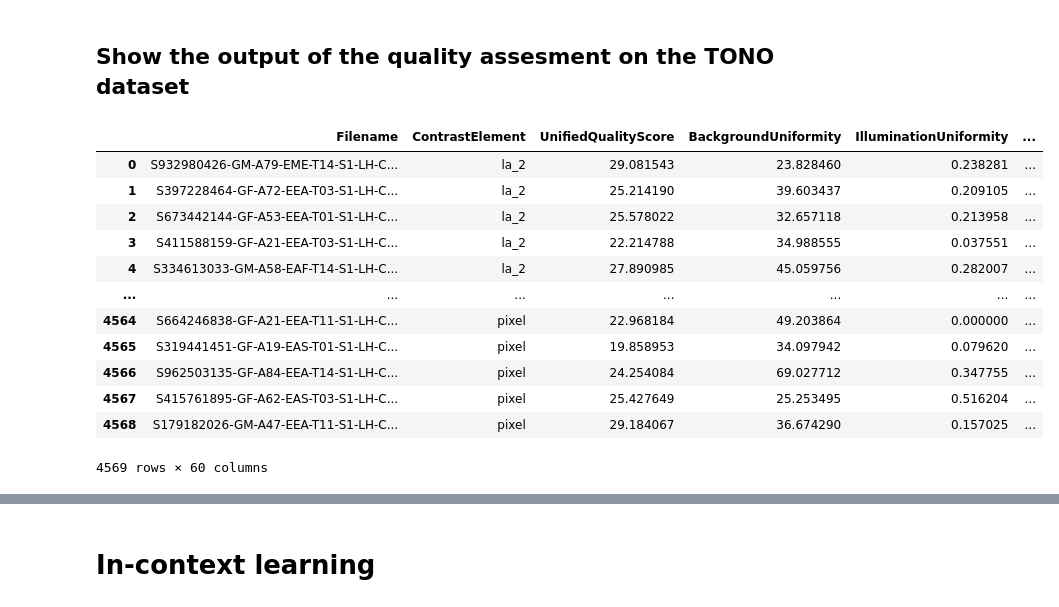
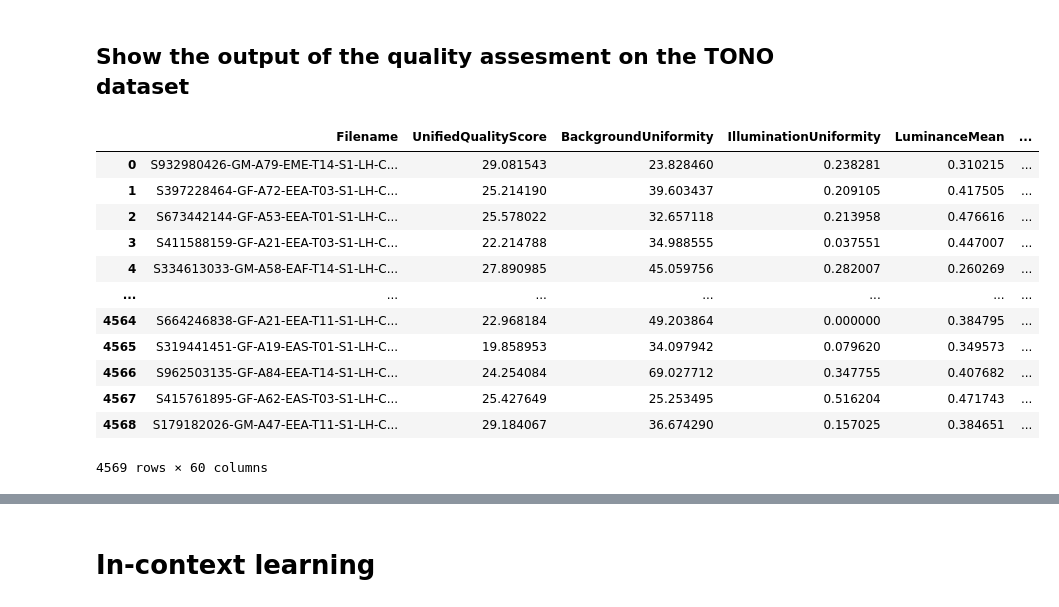
Before and after one commit to olablachowiak/biometrics-project, a Jupyter notebook: analysis.ipynb, the cells around one changed output, grey strips where cells are left out. Cells and saved outputs as stored; diff of their text form; code cells hidden in the pictures.

```diff
--- a/analysis.ipynb
+++ b/analysis.ipynb
@@ -5,25 +5,23 @@
 # %%
 import pandas as pd
 
 df = pd.read_csv('./tono_assessment.csv', delimiter=';')
 # Remove the ../../src/data/TONO/release/ prefix from the Filename column rows
 df['Filename'] = df['Filename'].str.replace(r'../../src/data/TONO/release/', '', regex=True)
 df['ContrastElement'] = df['Filename'].str.split('/').str[0]
 df['Filename'] = df['Filename'].str.replace(r'^[^/]+/', '', regex=True)
-# Move the ContrastElement as a second column
-df = df[['Filename', 'ContrastElement'] + [col for col in df.columns if col not in ['Filename', 'ContrastElement']]]
 df
 # %% [output]
-|  | Filename | ContrastElement | UnifiedQualityScore | BackgroundUniformity | IlluminationUniformity | ... |
-| 0 | S932980426-GM-A79-EME-T14-S1-LH-C... | la_2 | 29.081543 | 23.828460 | 0.238281 | ... |
-| 1 | S397228464-GF-A72-EEA-T03-S1-LH-C... | la_2 | 25.214190 | 39.603437 | 0.209105 | ... |
-| 2 | S673442144-GF-A53-EEA-T01-S1-LH-C... | la_2 | 25.578022 | 32.657118 | 0.213958 | ... |
-| 3 | S411588159-GF-A21-EEA-T03-S1-LH-C... | la_2 | 22.214788 | 34.988555 | 0.037551 | ... |
-| 4 | S334613033-GM-A58-EAF-T14-S1-LH-C... | la_2 | 27.890985 | 45.059756 | 0.282007 | ... |
+|  | Filename | UnifiedQualityScore | BackgroundUniformity | IlluminationUniformity | LuminanceMean | ... |
+| 0 | S932980426-GM-A79-EME-T14-S1-LH-C... | 29.081543 | 23.828460 | 0.238281 | 0.310215 | ... |
+| 1 | S397228464-GF-A72-EEA-T03-S1-LH-C... | 25.214190 | 39.603437 | 0.209105 | 0.417505 | ... |
+| 2 | S673442144-GF-A53-EEA-T01-S1-LH-C... | 25.578022 | 32.657118 | 0.213958 | 0.476616 | ... |
+| 3 | S411588159-GF-A21-EEA-T03-S1-LH-C... | 22.214788 | 34.988555 | 0.037551 | 0.447007 | ... |
+| 4 | S334613033-GM-A58-EAF-T14-S1-LH-C... | 27.890985 | 45.059756 | 0.282007 | 0.260269 | ... |
 | ... | ... | ... | ... | ... | ... | ... |
-| 4564 | S664246838-GF-A21-EEA-T11-S1-LH-C... | pixel | 22.968184 | 49.203864 | 0.000000 | ... |
-| 4565 | S319441451-GF-A19-EAS-T01-S1-LH-C... | pixel | 19.858953 | 34.097942 | 0.079620 | ... |
-| 4566 | S962503135-GF-A84-EEA-T14-S1-LH-C... | pixel | 24.254084 | 69.027712 | 0.347755 | ... |
-| 4567 | S415761895-GF-A62-EAS-T03-S1-LH-C... | pixel | 25.427649 | 25.253495 | 0.516204 | ... |
-| 4568 | S179182026-GM-A47-EEA-T11-S1-LH-C... | pixel | 29.184067 | 36.674290 | 0.157025 | ... |
+| 4564 | S664246838-GF-A21-EEA-T11-S1-LH-C... | 22.968184 | 49.203864 | 0.000000 | 0.384795 | ... |
+| 4565 | S319441451-GF-A19-EAS-T01-S1-LH-C... | 19.858953 | 34.097942 | 0.079620 | 0.349573 | ... |
+| 4566 | S962503135-GF-A84-EEA-T14-S1-LH-C... | 24.254084 | 69.027712 | 0.347755 | 0.407682 | ... |
+| 4567 | S415761895-GF-A62-EAS-T03-S1-LH-C... | 25.427649 | 25.253495 | 0.516204 | 0.471743 | ... |
+| 4568 | S179182026-GM-A47-EEA-T11-S1-LH-C... | 29.184067 | 36.674290 | 0.157025 | 0.384651 | ... |
 4569 rows × 60 columns
```
Also changed, not shown: parts of 9 cells of this notebook, 25 other files.
